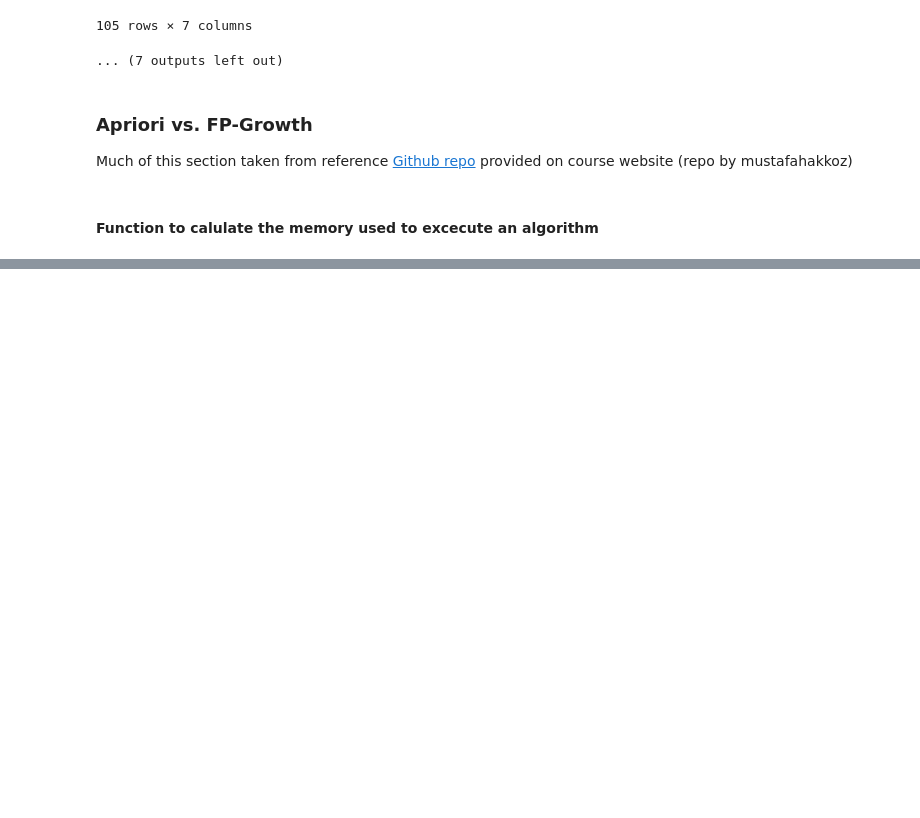
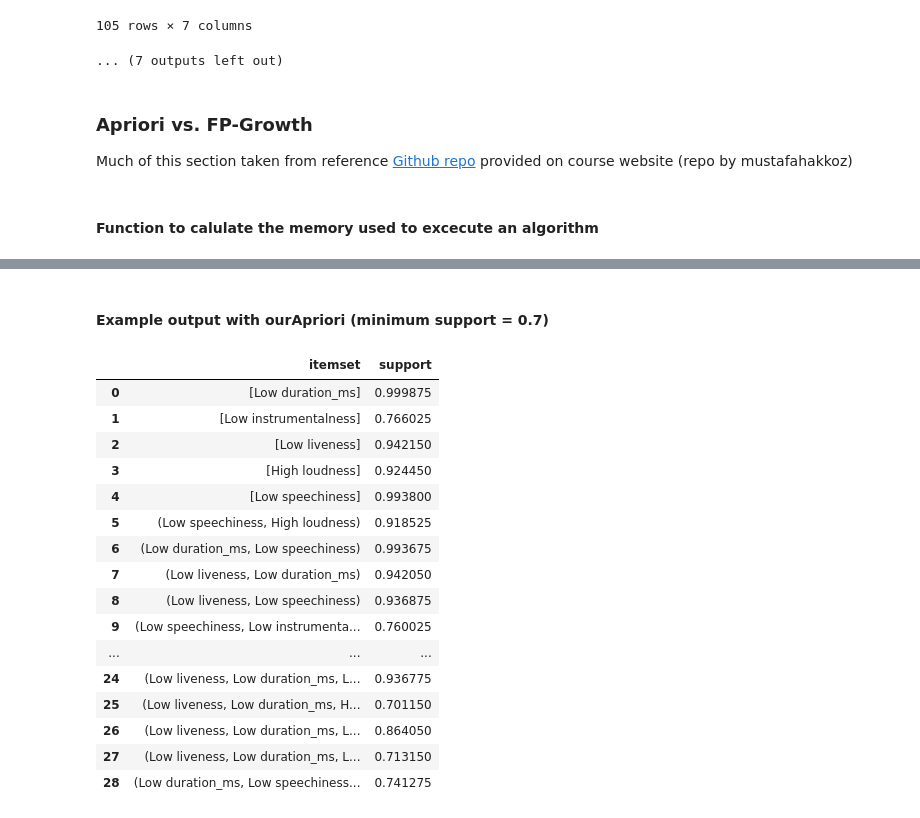
Before and after one commit to alyonatet/DBM2-Project, a Jupyter notebook: PatternMining.ipynb, the cells around one changed output, grey strips where cells are left out. Drawn from its saved outputs; the diff is of its cells as text; code cells hidden in the pictures; blank space fills up the shorter version.

```diff
--- a/PatternMining.ipynb
+++ b/PatternMining.ipynb
@@ -440,0 +451,60 @@ Elapsed Time :  1.2142901420593262  ns
+# %%
+# To get the next list of potentially frequent patterns
+def get_new_possibilities(pos, len):
+    # Flatten the list of lists passed in (pos) into just a list and remove duplicates with (list(set[...]))
+    to_join = list(set([item for subList in pos for item in subList]))
+    # Return a duplicate free list of all combinations/ potentially frequent patterns of length 'len'
+    return (list(set(list(combinations(to_join, len)))))
+# %%
+def ourApriori(df, minSup):
+  possibilities = list(df)
+  possibilities = [[el] for el in possibilities] # To make it into a list of lists, so it can be treated like multi-item itemsets
+  freq = pd.DataFrame(columns=['itemset', 'support']) # To record all frequent patterns found
+  newFreq = pd.DataFrame(columns=['itemset']) # To record which items/itemsets need to be considered at the next iteration
+  currentLength = int(1) # Number of items per newly-generated itemset at each iteration
+
+  # Until there are no more potentially frequent patterns to be checked
+  while len(possibilities) > 0:
+    # Added for testing, left in to show that only a few combinations are considered at each iteration
+    # print(len(possibilities), ':  ', possibilities)
+
+    # Loop to check each pattern
+    for itemset in possibilities:
+      occurences = df.copy()
+      # Loop to reduce the 'df' to just the tuples containing the pattern
+      for item in itemset:
+        occurences = occurences[occurences[item]==True]
+      # Check if frequent by calculating support from table lengths, add to lists if it is
+      if (occurences.shape[0]/df.shape[0]) >= minSup:
+        freq.loc[len(freq)] = [itemset, (occurences.shape[0]/df.shape[0])]
+        newFreq.loc[len(newFreq)] = [itemset]
+
+    currentLength = currentLength + 1
+    possibilities = get_new_possibilities(newFreq['itemset'], currentLength)
+    newFreq = newFreq[0:0] # Clear to get ready for next iteration
+
+  return freq
+# %% [markdown]
+#### Example output with ourApriori (minimum support = 0.7)
+# %%
+ndf = dfNorm(pm_all_data.copy(), 'm')
+ndf = stratifyData(ndf)
+ourApriori(ndf, 0.7)
+# %% [output]
+|  | itemset | support |
+| 0 | [Low duration_ms] | 0.999875 |
+| 1 | [Low instrumentalness] | 0.766025 |
+| 2 | [Low liveness] | 0.942150 |
+| 3 | [High loudness] | 0.924450 |
+| 4 | [Low speechiness] | 0.993800 |
+| 5 | (Low speechiness, High loudness) | 0.918525 |
+| 6 | (Low duration_ms, Low speechiness) | 0.993675 |
+| 7 | (Low liveness, Low duration_ms) | 0.942050 |
+| 8 | (Low liveness, Low speechiness) | 0.936875 |
+| 9 | (Low speechiness, Low instrumenta... | 0.760025 |
+| ... | ... | ... |
+| 24 | (Low liveness, Low duration_ms, L... | 0.936775 |
+| 25 | (Low liveness, Low duration_ms, H... | 0.701150 |
+| 26 | (Low liveness, Low duration_ms, L... | 0.864050 |
+| 27 | (Low liveness, Low duration_ms, L... | 0.713150 |
+| 28 | (Low duration_ms, Low speechiness... | 0.741275 |
```
Also changed, not shown: parts of 8 cells of this notebook.
